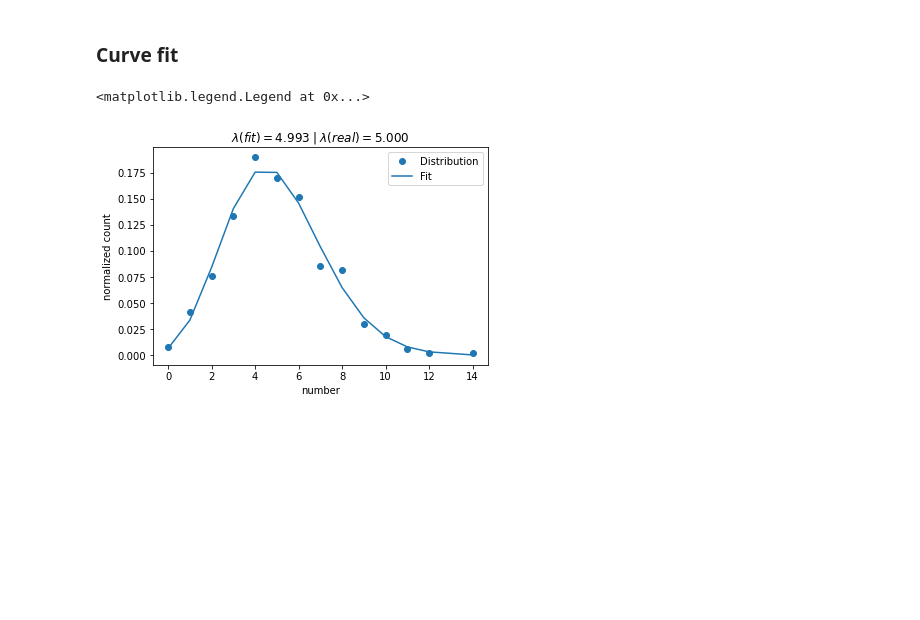
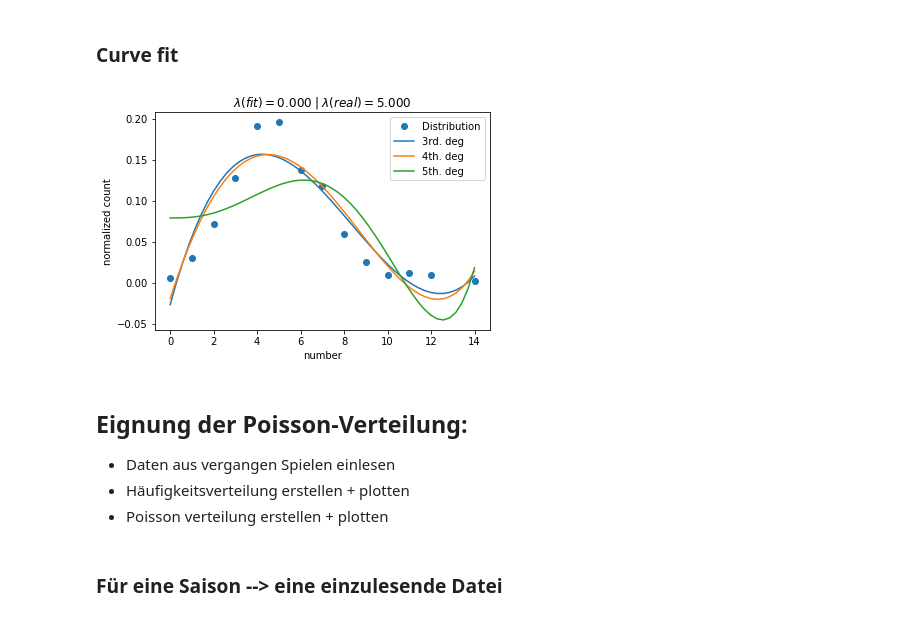
Before and after one commit to LinusHats/WorldCup_MonteCarlo, a Jupyter notebook: Poisson.ipynb, the cells around one changed output. Saved outputs shown, nothing was run; the diff lists cells and outputs as text; code cells hidden in the pictures; blank space fills up the shorter version.

```diff
--- a/Poisson.ipynb
+++ b/Poisson.ipynb
@@ -66,19 +69,54 @@ ax.set(xlabel="number", ylabel="normalized count");
 # %% [markdown]
 ### Curve fit
-# %%
-def poisson_func(k: int, lamb: float) -> int:
-    '''poisson Funktion für den Fit'''
-    return scipy.stats.poisson.pmf(k, lamb)
-
-popt, pcov = scipy.optimize.curve_fit(poisson_func, number, [i/n for i in count]) # fit
-x = np.arange(0,13,1) # neue x-werte
-
-## plot der daten + fit
-fig,ax = plt.subplots()
-ax.plot(number, [i/n for i in count],ls="", marker="o",color="tab:blue", label="Distribution")
-ax.plot(number, poisson_func(number, *popt), label="Fit")
-ax.set(ylabel="normalized count", xlabel="number", title=r"$\lambda(fit) = {0:.3f}\;|\; \lambda(real) = {1:.3f}$".format(popt[0], Lambda))
-ax.legend()
-# %% [output]
-<matplotlib.legend.Legend at 0x...>
-[figure, removed]
+# %%
+def poisson_func(k: int, lamb: float) -> int:
+    '''poisson Funktion für den Fit'''
+    return scipy.stats.poisson.pmf(k, lamb)
+
+# Definition der Polynome
+def pol2(x, a,b,c):
+    return a*x**2+b*x+c
+def pol3(x, a,b,c,d):
+    return a*x**3+b*x**2+c*x+d
+def pol4(x, a,b,c,d,e):
+    return a*x**4+b*x**3+c*x**2+d*x+e
+def pol5(x, a,b,c,d,e,f):
+    return a*x**5+b*x**4+c*x**3+d*x**2*e*x+f
+def pol6(x, a,b,c,d,e,f,g):
+    return a*x**6+b*x**5+c*x**4+d*x**3*e*x**2*f*x*g
+
+newx = np.linspace(min(poisson_list), max(poisson_list)) # neue x-werte
+
+## plot der daten + fit(s)
+fig,ax = plt.subplots()
+ax.plot(number, [i/n for i in count],ls="", marker="o",color="tab:blue", label="Distribution")
+
+# popt, pcov = scipy.optimize.curve_fit(pol2, number, [i/n for i in count], )
+# ax.plot(newx, pol2(newx, *popt), label="2nd. deg.")
+
+popt, pcov = scipy.optimize.curve_fit(pol3, number, [i/n for i in count], ) # fit an Polynom 3. Ordnung
+ax.plot(newx, pol3(newx, *popt), label="3rd. deg")                          # plot des Polynoms mit "neuen x-werten"
+
+popt, pcov = scipy.optimize.curve_fit(pol4, number, [i/n for i in count], ) # fit an Polynom 4. Ordnung
+ax.plot(newx, pol4(newx, *popt), label="4th. deg")
+
+popt, pcov = scipy.optimize.curve_fit(pol5, number, [i/n for i in count], )
+ax.plot(newx, pol5(newx, *popt), label="5th. deg")
+
+# popt, pcov = scipy.optimize.curve_fit(pol6, number, [i/n for i in count], )
+# ax.plot(newx, pol6(newx, *popt), label="6th. deg")
+
+# popt, pcov = scipy.optimize.curve_fit(poisson_func, number, [i/n for i in count]) # fit
+# ax.plot(number, poisson_func(number, *popt), label="Fit")
+
+ax.set(ylabel="normalized count", xlabel="number", title=r"$\lambda(fit) = {0:.3f}\;|\; \lambda(real) = {1:.3f}$".format(popt[0], Lambda))
+ax.legend();
+# %% [output]
+[figure, added]
+# %% [markdown]
+## Eignung der Poisson-Verteilung:
+- Daten aus vergangen Spielen einlesen
+- Häufigkeitsverteilung erstellen + plotten
+- Poisson verteilung erstellen + plotten
+# %% [markdown]
+### Für eine Saison --> eine einzulesende Datei
```
Also changed, not shown: parts of 17 cells of this notebook, 2 other files.
